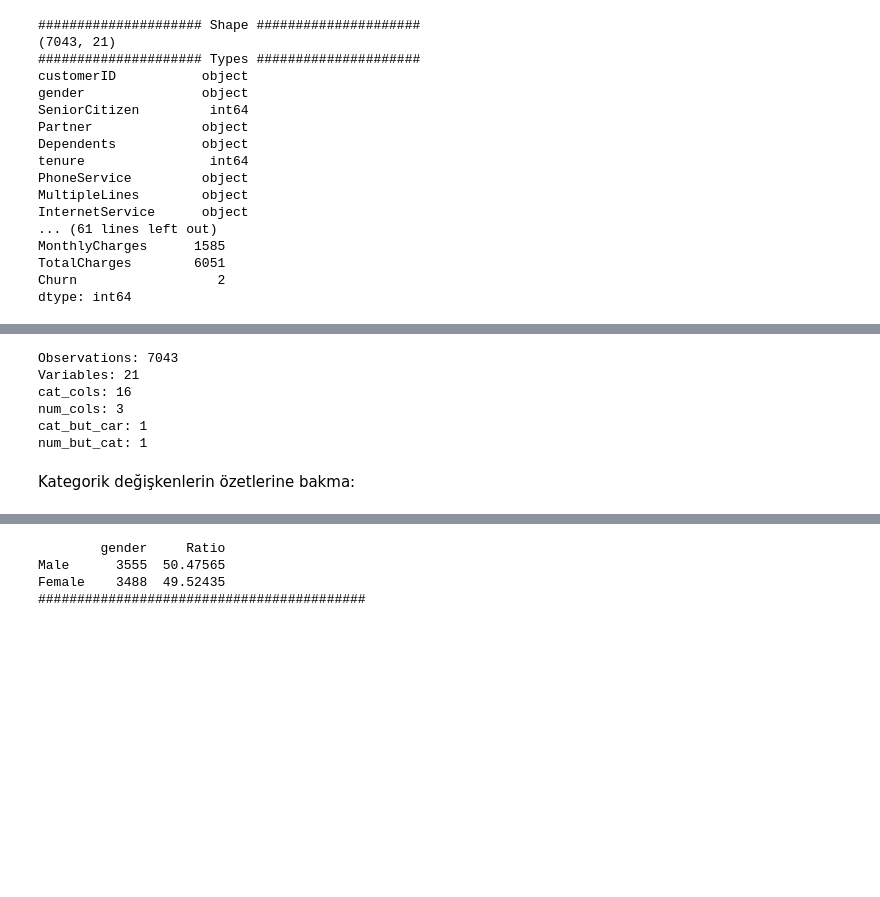
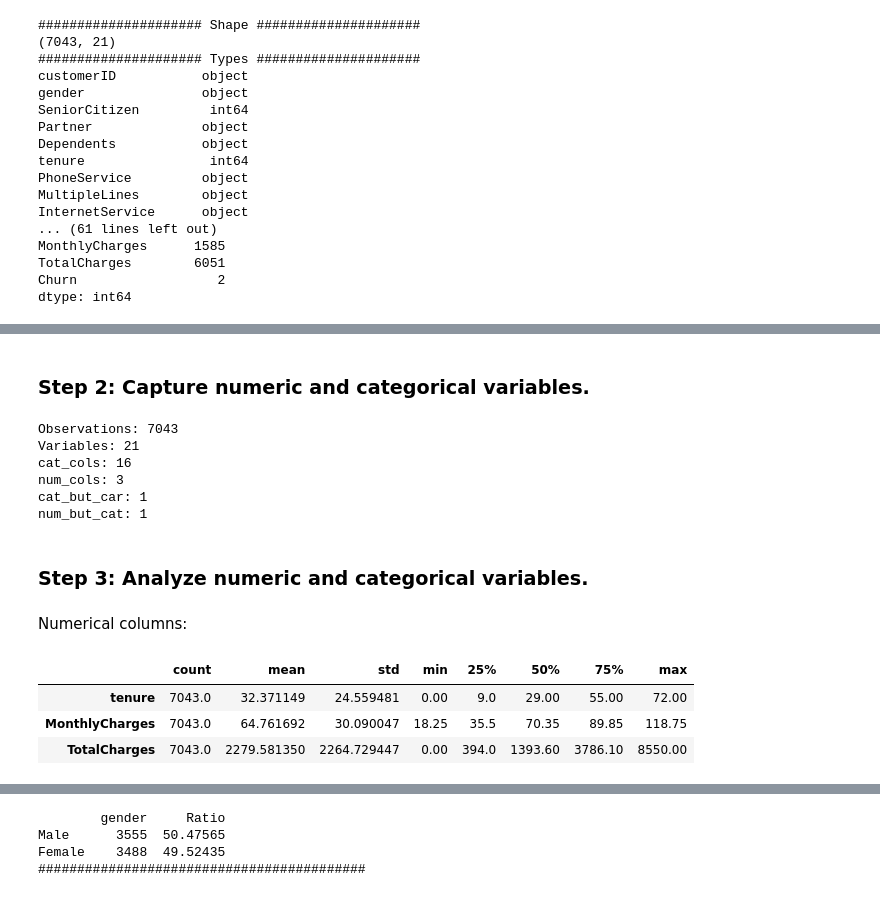
Before and after one commit to talha002/Telco-Churn-Rate-Prediction, a Jupyter notebook: telco_churn_predict.ipynb, the cells around one changed output, grey strips where cells are left out. Cells and saved outputs as stored; diff of their text form; code cells hidden in the pictures; blank space fills up the shorter version.

```diff
--- a/telco_churn_predict.ipynb
+++ b/telco_churn_predict.ipynb
@@ -58,29 +63,30 @@ Kategorik, numerik ve kategorik fakat cardinal olan değişkenlerin saptanması:
+# %% [markdown]
+### Step 2: Capture numeric and categorical variables.
 # %%
 def grab_col_names(dataframe, target, cat_th=10, car_th=20):
     """
-
-    Veri setindeki kategorik, numerik ve kategorik fakat kardinal değişkenlerin isimlerini verir.
-    Not: Kategorik değişkenlerin içerisine numerik görünümlü kategorik değişkenler de dahildir.
+    Returns the names of categorical, numeric and categorical but cardinal variables in the data set.
+    Note Categorical variables include categorical variables with numeric appearance.
 
     Parameters
     ------
         dataframe: dataframe
-                Değişken isimleri alınmak istenilen dataframe
+                Dataframe to get variable names
         cat_th: int, optional
-                numerik fakat kategorik olan değişkenler için sınıf eşik değeri
+                class threshold for numeric but categorical variables
         car_th: int, optinal
-                kategorik fakat kardinal değişkenler için sınıf eşik değeri
+                class threshold for categorical but cardinal variables
         target: str
-                Bağımlı(hedef) değişken
+                Dependent (target) variable
 
     Returns
     ------
         cat_cols: list
-                Kategorik değişken listesi
+                Categorical variable list
         num_cols: list
-                Numerik değişken listesi
+                Numeric variable list
         cat_but_car: list
-                Kategorik görünümlü kardinal değişken listesi
+                List of cardinal variables with categorical view
 
     Examples
     ------
@@ -91,10 +97,9 @@ def grab_col_names(dataframe, target, cat_th=10, car_th=20):
 
     Notes
     ------
-        cat_cols + num_cols + cat_but_car = toplam değişken sayısı
-        num_but_cat cat_cols'un içerisinde.
-        Return olan 3 liste toplamı toplam değişken sayısına eşittir: cat_cols + num_cols + cat_but_car = değişken sayısı
-
+        cat_cols + num_cols + cat_but_car = total number of variables
+        num_but_cat is inside cat_cols.
+        The sum of the 3 return lists equals the total number of variables: cat_cols + num_cols + cat_but_car = number of variables
     """
 
     # cat_cols, cat_but_car
@@ -118,7 +123,8 @@ def grab_col_names(dataframe, target, cat_th=10, car_th=20):
     print(f'cat_but_car: {len(cat_but_car)}')
     print(f'num_but_cat: {len(num_but_cat)}')
     return cat_cols, num_cols, cat_but_car
-cat_cols, num_cols, cat_but_car = grab_col_names(df, TARGET)
+
+cat_cols, num_cols, cat_but_car = grab_col_names(df, TARGET, cat_th=20)
 # %% [output]
 Observations: 7043
 Variables: 21
@@ -126,5 +132,14 @@ cat_cols: 16
 num_cols: 3
 cat_but_car: 1
 num_but_cat: 1
-# %% [markdown]
-Kategorik değişkenlerin özetlerine bakma:
+# %% [markdown]
+### Step 3: Analyze numeric and categorical variables.
+# %% [markdown]
+Numerical columns:
+# %%
+df[num_cols].describe().T
+# %% [output]
+|  | count | mean | std | min | 25% | 50% | 75% | max |
+| tenure | 7043.0 | 32.371149 | 24.559481 | 0.00 | 9.0 | 29.00 | 55.00 | 72.00 |
+| MonthlyCharges | 7043.0 | 64.761692 | 30.090047 | 18.25 | 35.5 | 70.35 | 89.85 | 118.75 |
+| TotalCharges | 7043.0 | 2279.581350 | 2264.729447 | 0.00 | 394.0 | 1393.60 | 3786.10 | 8550.00 |
```
Also changed, not shown: parts of 53 cells of this notebook, 4 other files.
